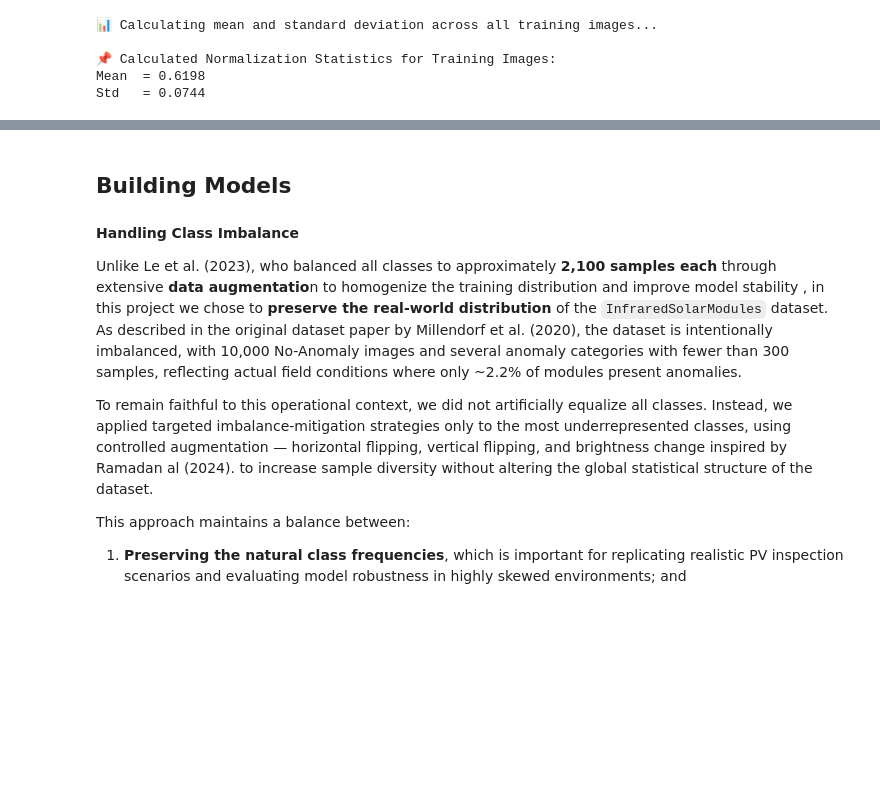
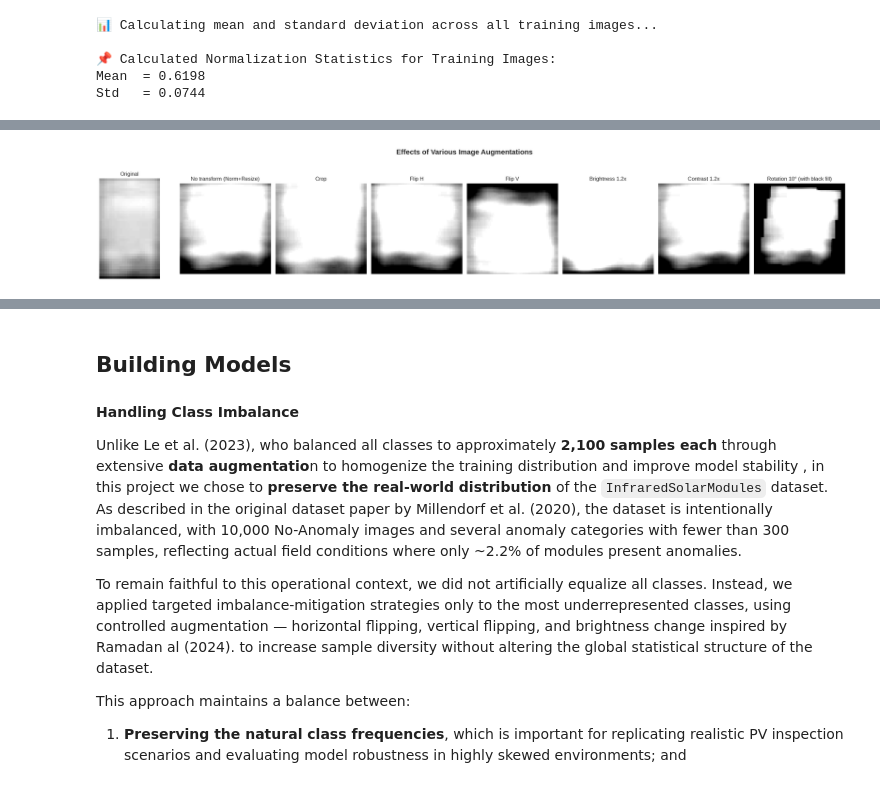
Before and after one commit to FM11pp3/VC_0312, a Jupyter notebook: [Final Version] [M.EGI026] Assignment 2.ipynb, the cells around one changed output, grey strips where cells are left out. Cells and saved outputs as stored; diff of their text form; code cells hidden in the pictures; blank space fills up the shorter version.

```diff
--- a/[Final Version] [M.EGI026] Assignment 2.ipynb
+++ b/[Final Version] [M.EGI026] Assignment 2.ipynb
@@ -694,0 +579,91 @@ Std   = 0.0744
+# %%
+"""
+This script visualizes various image augmentations applied to a sample image from the training dataset.
+It defines a set of augmentations and displays the original image alongside the augmented versions.
+The augmentations include cropping, flipping, brightness and contrast adjustments, and rotation.
+It shows the effects of these augmentations on the image helping to understand how they modify the input data.
+"""
+
+# Assuming full_train_df is already loaded from previous cells
+# Load a sample image from the full_train_df for visualization
+sample_image_path = full_train_df.iloc[0]['path']
+img = Image.open(sample_image_path).convert("L")
+
+# Base transform: Normalize + Tensor + 64x64
+def base(im):
+    return T.Compose([
+        T.Resize((64, 64)),
+        T.ToTensor(),
+        T.Normalize(mean=mean, std=std),
+    ])(im)
+
+# Visualization
+def show_img(t):
+    # For displaying, convert tensor back to PIL Image format for better visual quality if needed, or just normalize
+    # If the original img is shown, we don't need to apply this
+    if isinstance(t, torch.Tensor):
+        return (t * 0.5 + 0.5).clamp(0, 1).squeeze(0)
+    return t # Return PIL Image directly if it's not a tensor
+
+# --- Define augmentations ---
+augmentations = {
+    "No transform (Norm+Resize)": lambda im: base(im),
+
+    # Random Resized Crop
+    "Crop": lambda im: base(
+        T.RandomResizedCrop(size=(64, 64), scale=(0.9, 1.0))(im)
+    ),
+
+    # Horizontal Flip
+    "Flip H": lambda im: base(
+        T.RandomHorizontalFlip(p=1.0)(im)
+    ),
+
+    # Vertical Flip
+    "Flip V": lambda im: base(
+        T.RandomVerticalFlip(p=1.0)(im)
+    ),
+
+    # Brightness adjustment
+    "Brightness 1.2x": lambda im: base(
+        ImageEnhance.Brightness(im).enhance(1.2)
+    ),
+
+    # Contrast adjustment
+    "Contrast 1.2x": lambda im: base(
+        ImageEnhance.Contrast(im).enhance(1.2)
+    ),
+
+    # Rotation with black fill
+    "Rotation 10° (with black fill)": lambda im: base(
+        T.RandomRotation(degrees=10, expand=True, fill=0)(im)
+    ),
+}
+
+# --- Display Augmentation Examples ---
+print("🖼️ Visualizing Image Augmentation Examples:\n")
+
+# Number of images to show = original + all augmentations
+num_imgs = len(augmentations) + 1
+
+fig, axes = plt.subplots(1, num_imgs, figsize=(3*num_imgs, 4))
+fig.suptitle("Effects of Various Image Augmentations", fontsize=16, fontweight='bold', y=1.05) # Main title for the figure
+
+# 1️⃣ Original (displaying the PIL Image directly without base transform to avoid initial resize)
+axes[0].imshow(img, cmap="gray")
+axes[0].set_title("Original")
+axes[0].axis("off")
+
+# 2️⃣ Applied transformations and visualization
+for i, (name, aug) in enumerate(augmentations.items(), start=1):
+    t = aug(img) # Apply augmentation
+    axes[i].imshow(show_img(t), cmap="gray") # Show augmented image
+    axes[i].set_title(name) # Set title
+    axes[i].axis("off") # Turn off axis
+
+plt.tight_layout() # Adjust layout
+plt.show() # Display the plot
+plt.close('all')  # avoid empty subplots in future executions
+
+print(f"\nOriginal image resolution (Width x Height): {img.size}")
+# %% [output]
@@ -694,0 +671 @@ Std   = 0.0744
+[figure, added]
```
Also changed, not shown: parts of 25 cells of this notebook.
